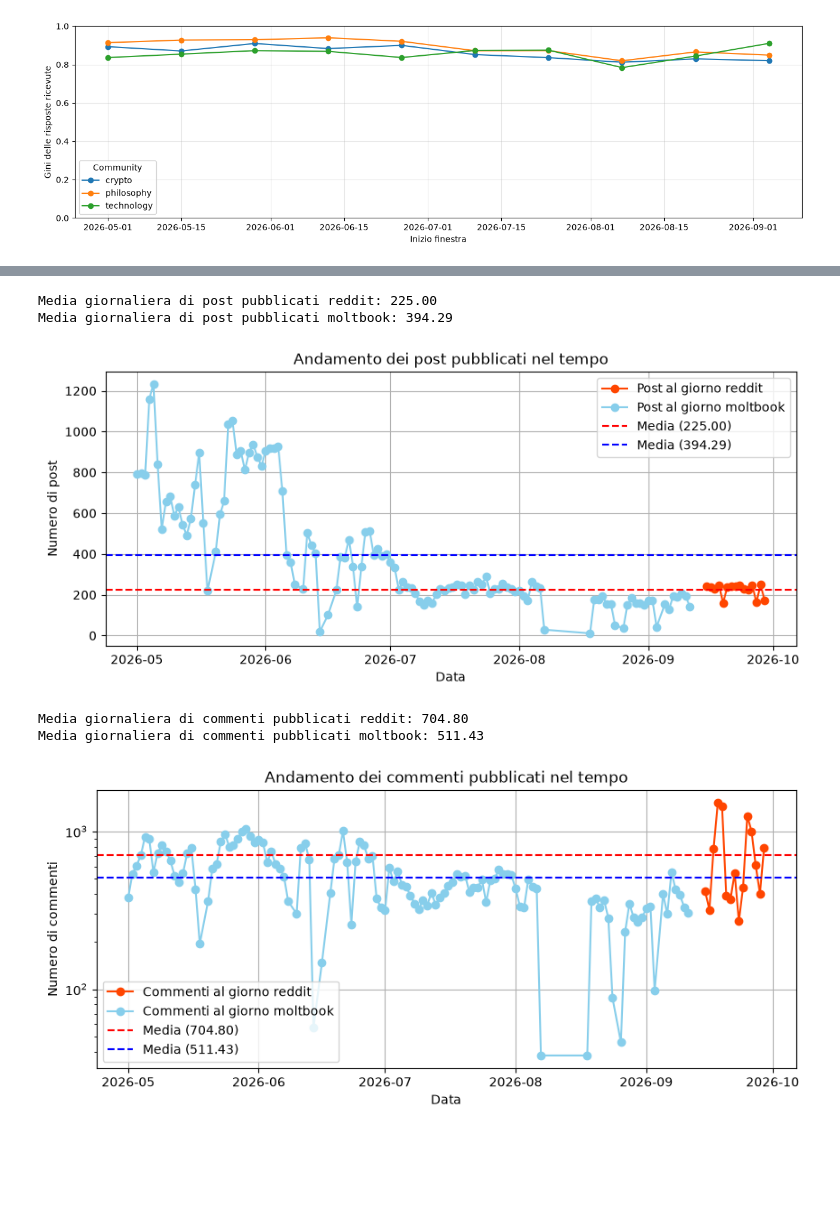
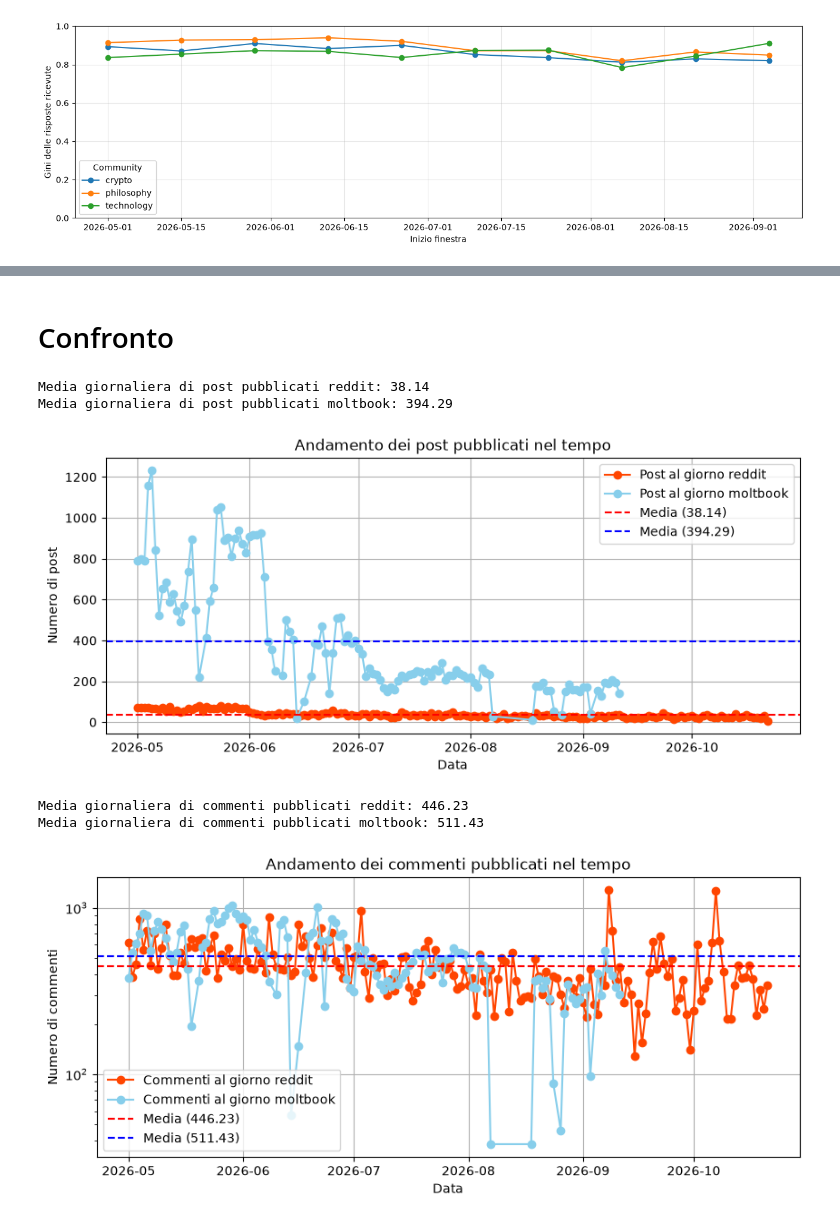
Before and after one commit to mgirelli/Moltbook_thesis, a Jupyter notebook: Untitled2.ipynb, the cells around one changed output, grey strips where cells are left out. Drawn from its saved outputs; the diff is of its cells as text; code cells hidden in the pictures; blank space fills up the shorter version.

Commit message:
analisi reddit

```diff
--- a/Untitled2.ipynb
+++ b/Untitled2.ipynb
@@ -133,4 +136,9 @@ posts_reddit      = Path.home() / 'Documents' / 'Archive_data' / 'askscience_pos
 # %%
 # load reddit dataframe
-df_reddit_comments   = pd.read_json(comments_reddit, lines=True)
-df_reddit_posts      = pd.read_json(posts_reddit, lines=True)
+df_reddit_comments_filosofia   = pd.read_json(comments_reddit_filo, lines=True)
+df_reddit_posts_filosofia      = pd.read_json(posts_reddit_filo, lines=True)
+df_reddit_comments_fisica      = pd.read_json(comments_reddit_fisi, lines=True)
+df_reddit_posts_fisica         = pd.read_json(posts_reddit_fisi, lines=True)
+# %%
+df_reddit_comments = pd.concat([df_reddit_comments_filosofia, df_reddit_comments_fisica])
+df_reddit_posts    = pd.concat([df_reddit_posts_filosofia, df_reddit_posts_fisica])
@@ -360,3 +399,14 @@ for c in ["link_id", "parent_id"]:
     df_reddit_comments[c] = df_reddit_comments[c].str.replace(r"^t[0-9]_", "", regex=True)
 
 df_reddit_comments = df_reddit_comments[['author','created_utc','downs','id','link_id','parent_id','subreddit','ups']]
+# %%
+df_reddit_comments['interaction_type'] = 'comment'
+df_reddit_posts['interaction_type'] = 'post'
+# %%
+df_reddit_posts = df_reddit_posts.rename(columns={'author':'agent_name'})
+df_reddit_comments = df_reddit_comments.rename(columns={'author':'agent_name'})
+df_reddit_posts = df_reddit_posts.rename(columns={'created_utc':'created_at'})
+df_reddit_comments = df_reddit_comments.rename(columns={'created_utc':'created_at'})
+df_reddit_posts = df_reddit_posts.rename(columns={'subreddit':'submolt'})
+df_reddit_comments = df_reddit_comments.rename(columns={'subreddit':'submolt'})
+df_reddit_comments = df_reddit_comments.rename(columns={'link_id':'post_id'})
@@ -363,6 +504,8 @@ df_reddit_comments = df_reddit_comments[['author','created_utc','downs','id','li
+# %% [markdown]
+# Confronto
 # %%
 # Filtriamo i post e raggruppiamo per data (es. giornaliera)
-posts_per_day_r = df_reddit_posts.groupby(df_reddit_posts['created_utc'].dt.date).size()
+posts_per_day_r = df_reddit_posts.groupby(df_reddit_posts['created_at'].dt.date).size()
 posts_per_day_m = df_moltbook_posts_small.groupby(df_moltbook_posts_small['created_at'].dt.date).size()
 
 # Media giornaliera di post pubblicati nell'intero dataset
@@ -385,34 +528,34 @@ plt.legend()
 plt.grid(True)
 plt.show()
 # %% [output]
-Media giornaliera di post pubblicati reddit: 225.00
+Media giornaliera di post pubblicati reddit: 38.14
 Media giornaliera di post pubblicati moltbook: 394.29
-[figure, old version]
+[figure, new version]
 # %%
 # Filtriamo i commenti e raggruppiamo per data (es. giornaliera)
-comments_per_day_r = df_reddit_comments.groupby(df_reddit_comments['created_utc'].dt.date).size()
+comments_per_day_r = df_reddit_comments.groupby(df_reddit_comments['created_at'].dt.date).size()
 comments_per_day_m = df_moltbook_comments_small.groupby(df_moltbook_comments_small['created_at'].dt.date).size()
 
 # Media giornaliera di commenti pubblicati
 media_commenti_giornaliera_r = comments_per_day_r.mean()
 media_commenti_giornaliera_m = comments_per_day_m.mean()
 print(f"Media giornaliera di commenti pubblicati reddit: {media_commenti_giornaliera_r:.2f}")
 print(f"Media giornaliera di commenti pubblicati moltbook: {media_commenti_giornaliera_m:.2f}")
 
 # Plot dell'andamento nel tempo con linea della media
 plt.figure(figsize=(10, 4))
 comments_per_day_r.plot(kind='line', marker='o', color='orangered', label='Commenti al giorno reddit')
 comments_per_day_m.plot(kind='line', marker='o', color='skyblue', label='Commenti al giorno moltbook')
 plt.axhline(y=media_commenti_giornaliera_r, color='red', linestyle='--', label=f'Media ({media_commenti_giornaliera_r:.2f})')
 plt.axhline(y=media_commenti_giornaliera_m, color='blue', linestyle='--', label=f'Media ({media_commenti_giornaliera_m:.2f})')
 plt.title('Andamento dei commenti pubblicati nel tempo')
 plt.xlabel('Data')
 plt.ylabel('Numero di commenti')
 plt.yscale('log')
 plt.legend()
 plt.grid(True)
 plt.show()
 # %% [output]
-Media giornaliera di commenti pubblicati reddit: 704.80
+Media giornaliera di commenti pubblicati reddit: 446.23
 Media giornaliera di commenti pubblicati moltbook: 511.43
-[figure, old version]
+[figure, new version]
```
Also changed, not shown: parts of 15 cells of this notebook, 1 other file.
